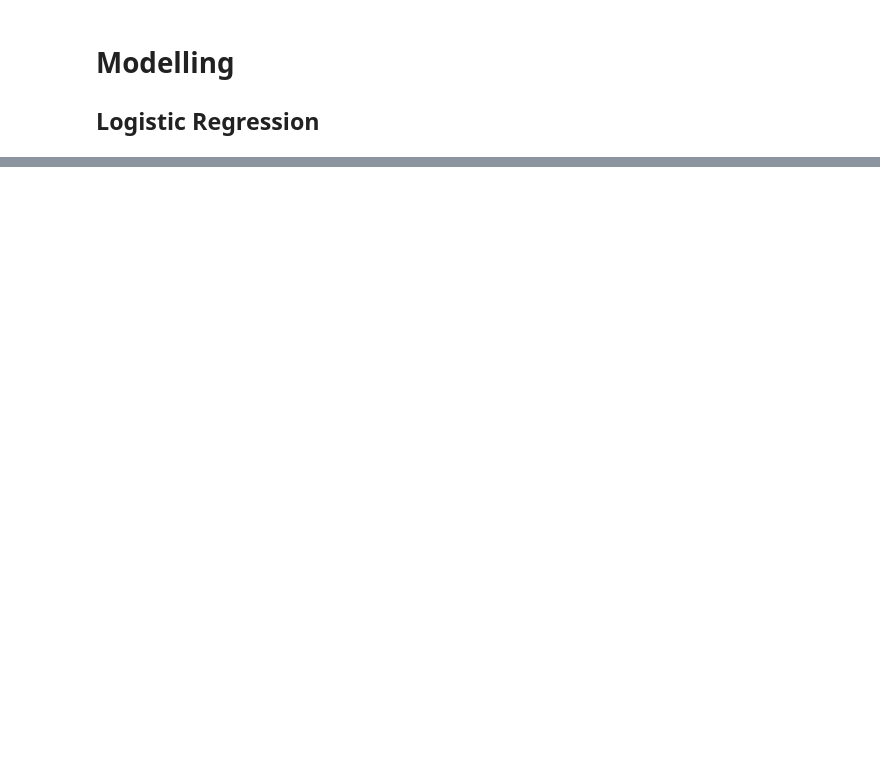
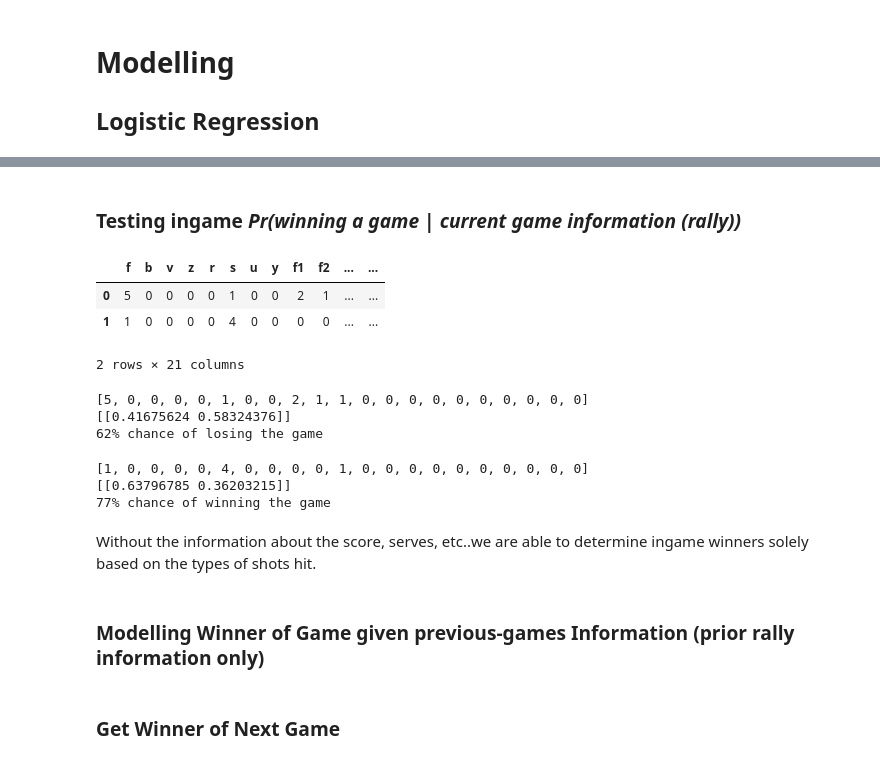
Before and after one commit to kyirong6/303, a Jupyter notebook: experiments/experiments.ipynb, the cells around one changed output, grey strips where cells are left out. Drawn from its saved outputs; the diff is of its cells as text; code cells hidden in the pictures; blank space fills up the shorter version.

```diff
--- a/experiments/experiments.ipynb
+++ b/experiments/experiments.ipynb
@@ -1171,0 +1373,33 @@ f3b1               0.2473      0.171      1.446      0.148      -0.088       0.5
+# %% [markdown]
+### Testing ingame *Pr(winning a game | current game information (rally))*
+# %%
+test_df = pd.DataFrame(X_test, columns = list(features_of_returner.keys()))
+# %%
+test_df.head(2)
+# %% [output]
+|  | f | b | v | z | r | s | u | y | f1 | f2 | ... | ... |
+| 0 | 5 | 0 | 0 | 0 | 0 | 1 | 0 | 0 | 2 | 1 | ... | ... |
+| 1 | 1 | 0 | 0 | 0 | 0 | 4 | 0 | 0 | 0 | 0 | ... | ... |
+2 rows × 21 columns
+# %%
+print(X_test[0])
+print(logisticRegr.predict_proba([X_test[0]]))
+print('58% chance of losing the game')
+# %% [output]
+[5, 0, 0, 0, 0, 1, 0, 0, 2, 1, 1, 0, 0, 0, 0, 0, 0, 0, 0, 0, 0]
+[[0.41675624 0.58324376]]
+62% chance of losing the game
+# %%
+print(X_test[1])
+print(logisticRegr.predict_proba([X_test[1]]))
+print('63% chance of winning the game')
+# %% [output]
+[1, 0, 0, 0, 0, 4, 0, 0, 0, 0, 1, 0, 0, 0, 0, 0, 0, 0, 0, 0, 0]
+[[0.63796785 0.36203215]]
+77% chance of winning the game
+# %% [markdown]
+Without the information about the score, serves, etc..we are able to determine ingame winners solely based on the types of shots hit.
+# %% [markdown]
+### Modelling Winner of Game given previous-games Information (prior rally information only)
+# %% [markdown]
+### Get Winner of Next Game
```
Also changed, not shown: parts of 124 cells of this notebook.
